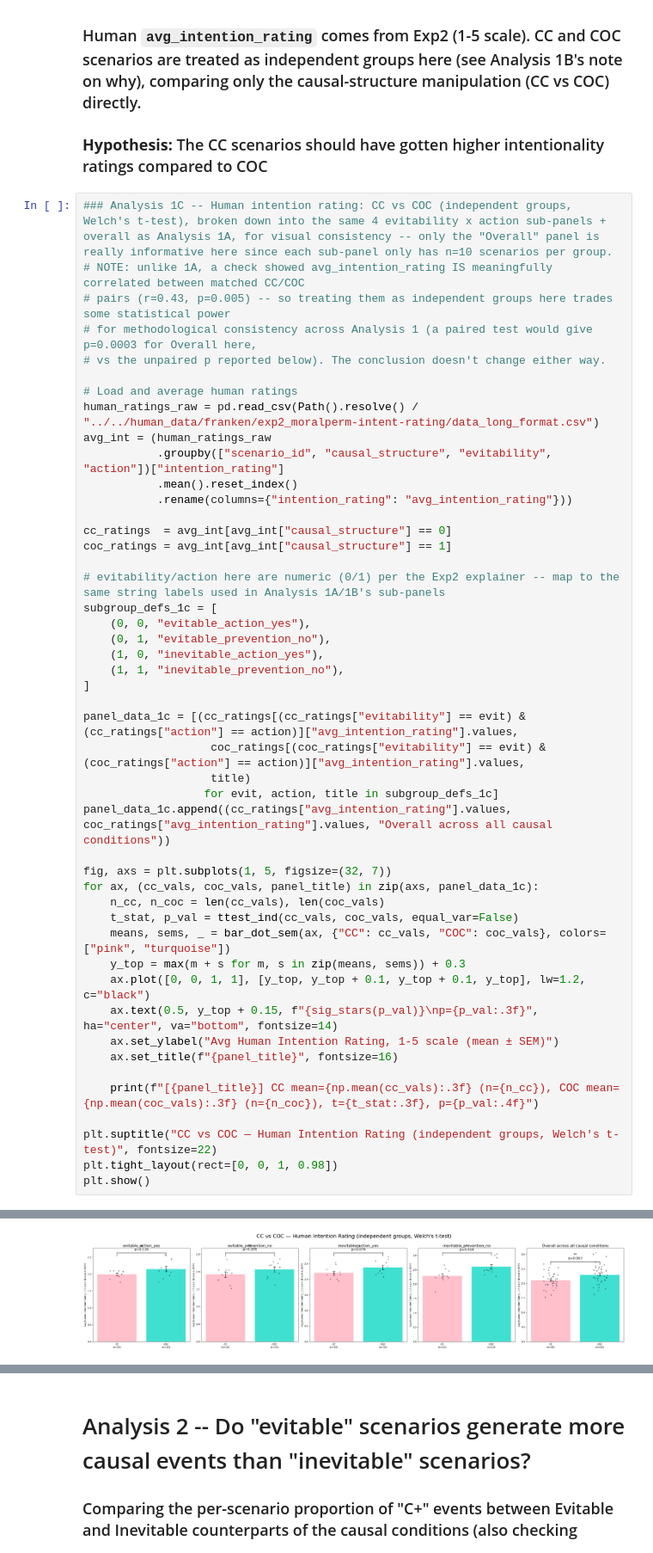
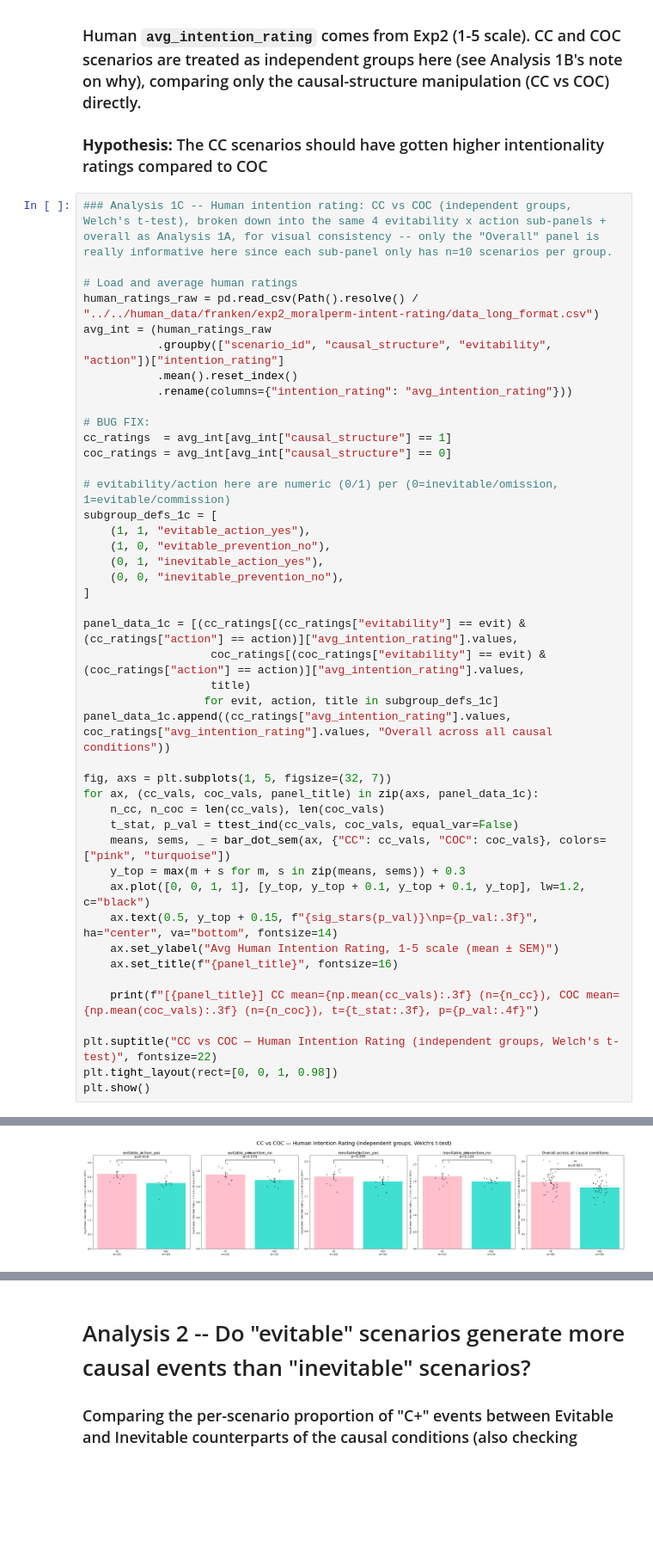
Before and after one commit to AIObjectives/graph_extract, a Jupyter notebook: analysis/franken/analysis_top_level.ipynb, the cells around one changed output, grey strips where cells are left out. Shown at 86% size. Cells and saved outputs as stored; diff of their text form; blank space fills up the shorter version.

```diff
--- a/analysis/franken/analysis_top_level.ipynb
+++ b/analysis/franken/analysis_top_level.ipynb
@@ -431,10 +181,6 @@ plt.show()
 ### **Hypothesis:** The CC scenarios should have gotten higher intentionality ratings compared to COC
 # %%
 ### Analysis 1C -- Human intention rating: CC vs COC (independent groups, Welch's t-test), broken down into the same 4 evitability x action sub-panels + overall as Analysis 1A, for visual consistency -- only the "Overall" panel is really informative here since each sub-panel only has n=10 scenarios per group.
-# NOTE: unlike 1A, a check showed avg_intention_rating IS meaningfully correlated between matched CC/COC
-# pairs (r=0.43, p=0.005) -- so treating them as independent groups here trades some statistical power
-# for methodological consistency across Analysis 1 (a paired test would give p=0.0003 for Overall here,
-# vs the unpaired p reported below). The conclusion doesn't change either way.
 
 # Load and average human ratings
 human_ratings_raw = pd.read_csv(Path().resolve() / "../../human_data/franken/exp2_moralperm-intent-rating/data_long_format.csv")
@@ -443,15 +189,16 @@ avg_int = (human_ratings_raw
            .mean().reset_index()
            .rename(columns={"intention_rating": "avg_intention_rating"}))
 
-cc_ratings  = avg_int[avg_int["causal_structure"] == 0]
-coc_ratings = avg_int[avg_int["causal_structure"] == 1]
+# BUG FIX:
+cc_ratings  = avg_int[avg_int["causal_structure"] == 1]
+coc_ratings = avg_int[avg_int["causal_structure"] == 0]
 
-# evitability/action here are numeric (0/1) per the Exp2 explainer -- map to the same string labels used in Analysis 1A/1B's sub-panels
+# evitability/action here are numeric (0/1) per (0=inevitable/omission, 1=evitable/commission)
 subgroup_defs_1c = [
-    (0, 0, "evitable_action_yes"),
-    (0, 1, "evitable_prevention_no"),
-    (1, 0, "inevitable_action_yes"),
-    (1, 1, "inevitable_prevention_no"),
+    (1, 1, "evitable_action_yes"),
+    (1, 0, "evitable_prevention_no"),
+    (0, 1, "inevitable_action_yes"),
+    (0, 0, "inevitable_prevention_no"),
 ]
 
 panel_data_1c = [(cc_ratings[(cc_ratings["evitability"] == evit) & (cc_ratings["action"] == action)]["avg_intention_rating"].values,
@@ -485 +232 @@ plt.show()
-[figure, old version]
+[figure, new version]
```
Also changed, not shown: parts of 34 cells of this notebook, 7 other files.
